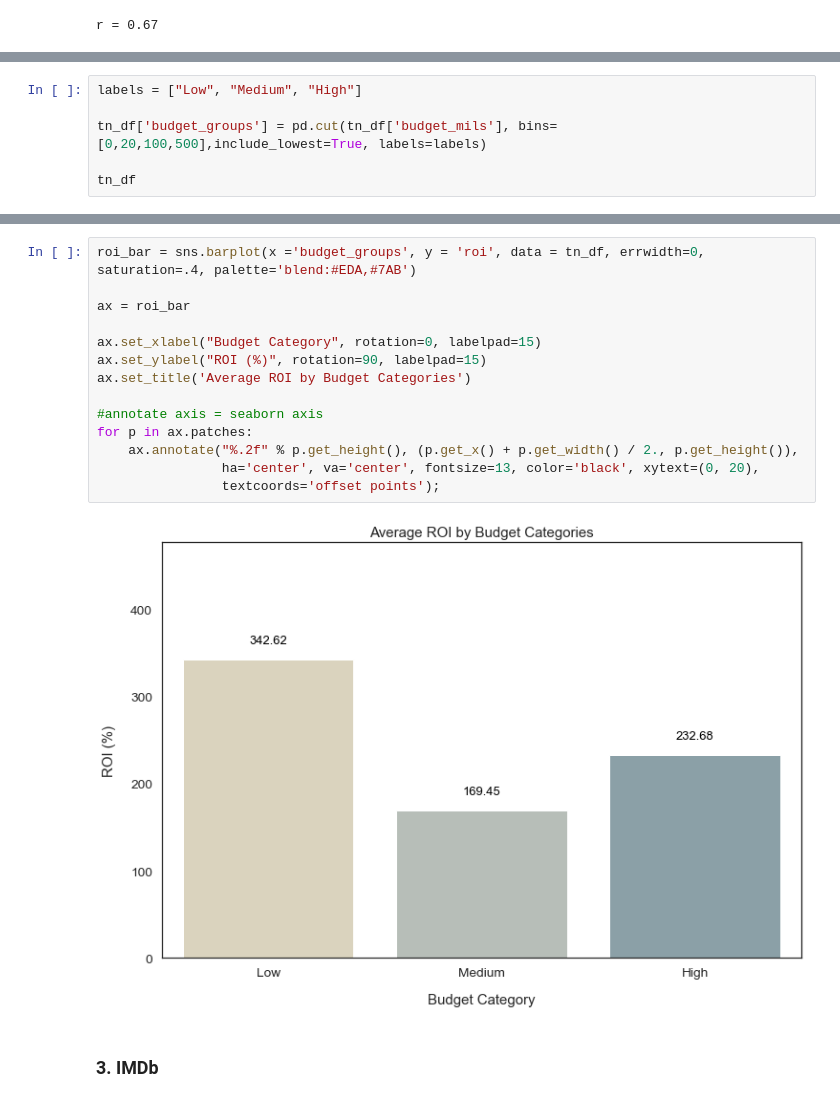
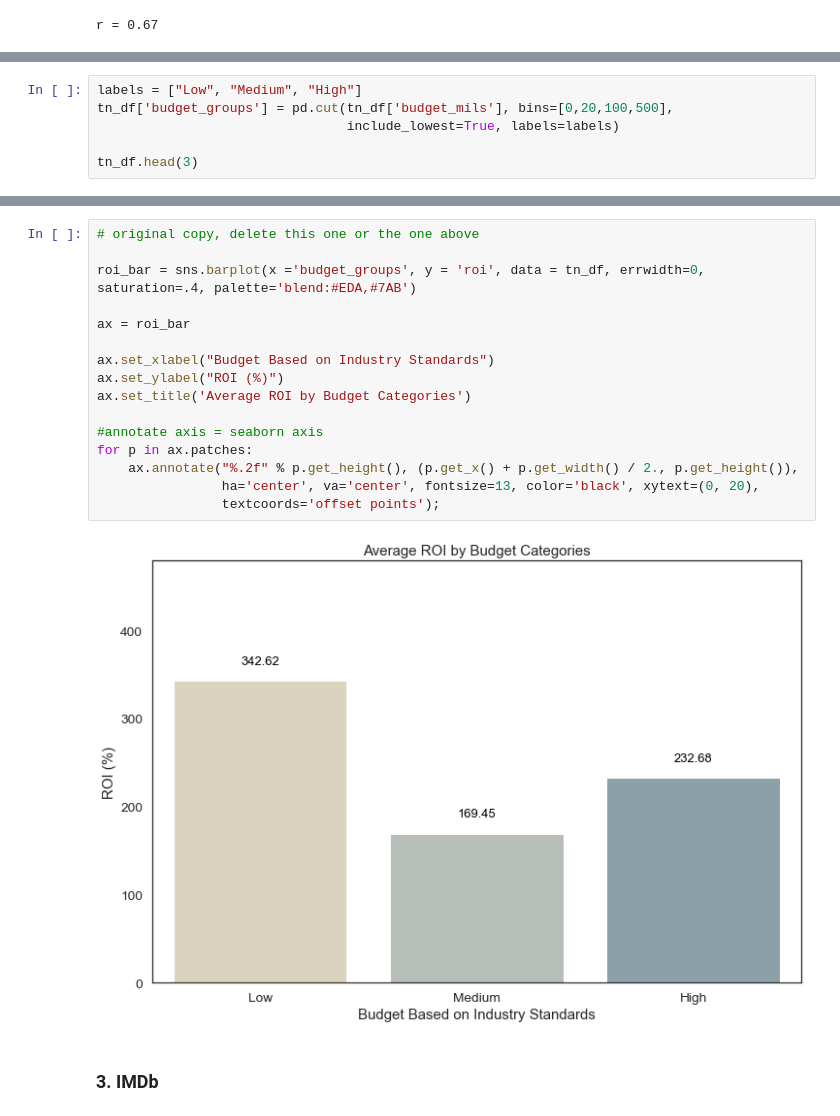
Before and after one commit to fetterollie/Microsoft-Movie-Analysis, a Jupyter notebook: dsc-phase1-project-final-working-copy.ipynb, the cells around one changed output, grey strips where cells are left out. Saved outputs shown, nothing was run; the diff lists cells and outputs as text.

Commit message:
finished final working copy content, still need to save charts

```diff
--- a/dsc-phase1-project-final-working-copy.ipynb
+++ b/dsc-phase1-project-final-working-copy.ipynb
@@ -557,8 +534,8 @@ r = 0.67
 # %%
 labels = ["Low", "Medium", "High"]
+tn_df['budget_groups'] = pd.cut(tn_df['budget_mils'], bins=[0,20,100,500],
+                                include_lowest=True, labels=labels)
 
-tn_df['budget_groups'] = pd.cut(tn_df['budget_mils'], bins=[0,20,100,500],include_lowest=True, labels=labels)
-
-tn_df
+tn_df.head(3)
 # %% [output]
 |  | release_date | movie | production_budget | worldwide_gross | net_profit | budget_mils | profit_mils | ... |
@@ -579,19 +562,21 @@ Now, we investigate which budget group has the best ROI: Low, Medium, or High-bu
 # %%
+# original copy, delete this one or the one above
+
 roi_bar = sns.barplot(x ='budget_groups', y = 'roi', data = tn_df, errwidth=0, saturation=.4, palette='blend:#EDA,#7AB')
 
 ax = roi_bar
 
-ax.set_xlabel("Budget Category", rotation=0, labelpad=15)
-ax.set_ylabel("ROI (%)", rotation=90, labelpad=15)
+ax.set_xlabel("Budget Based on Industry Standards")
+ax.set_ylabel("ROI (%)")
 ax.set_title('Average ROI by Budget Categories')
 
 #annotate axis = seaborn axis
 for p in ax.patches:
     ax.annotate("%.2f" % p.get_height(), (p.get_x() + p.get_width() / 2., p.get_height()),
                 ha='center', va='center', fontsize=13, color='black', xytext=(0, 20),
                 textcoords='offset points');
 # %% [output]
-[figure, old version]
+[figure, new version]
 # %% [markdown]
 ### 3. IMDb
 # %% [markdown]
```
Also changed, not shown: parts of 47 cells of this notebook.
